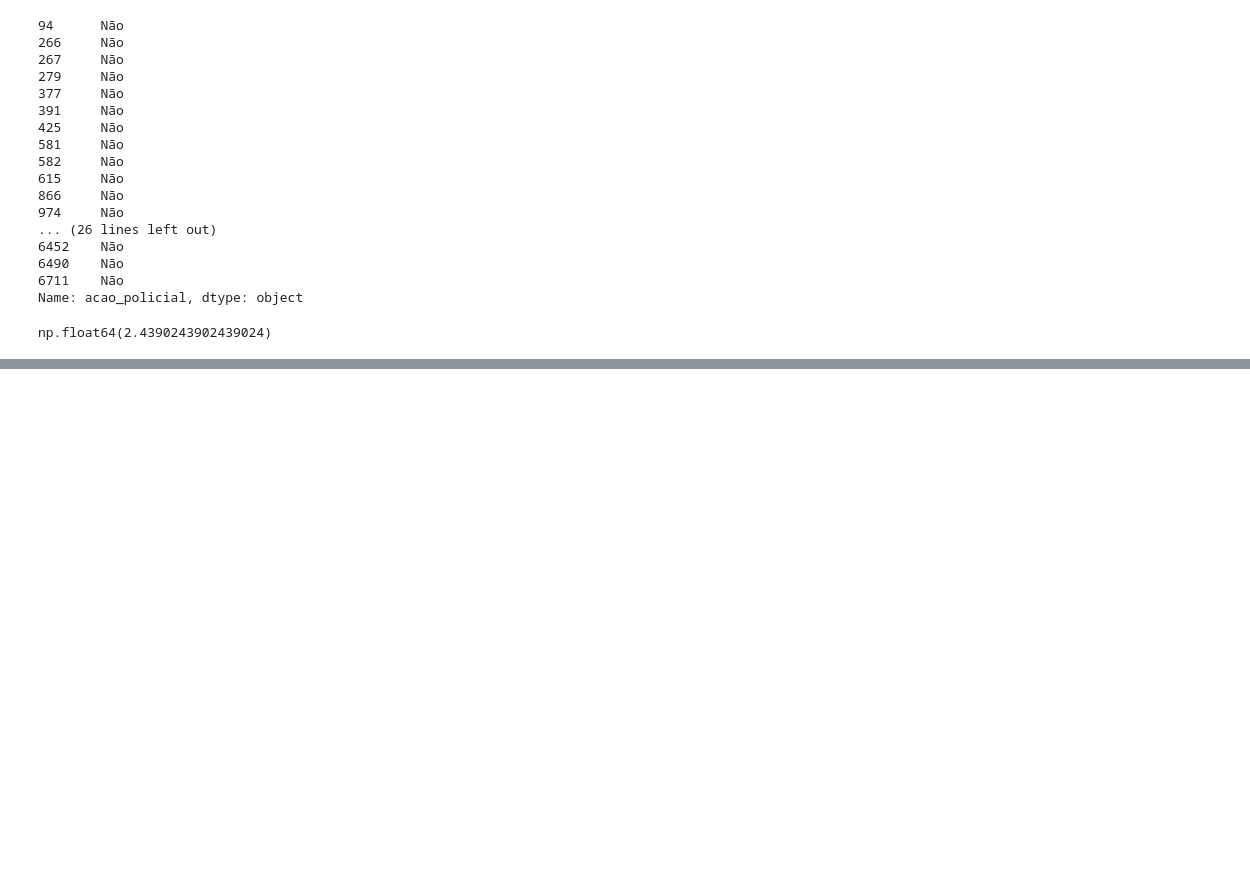
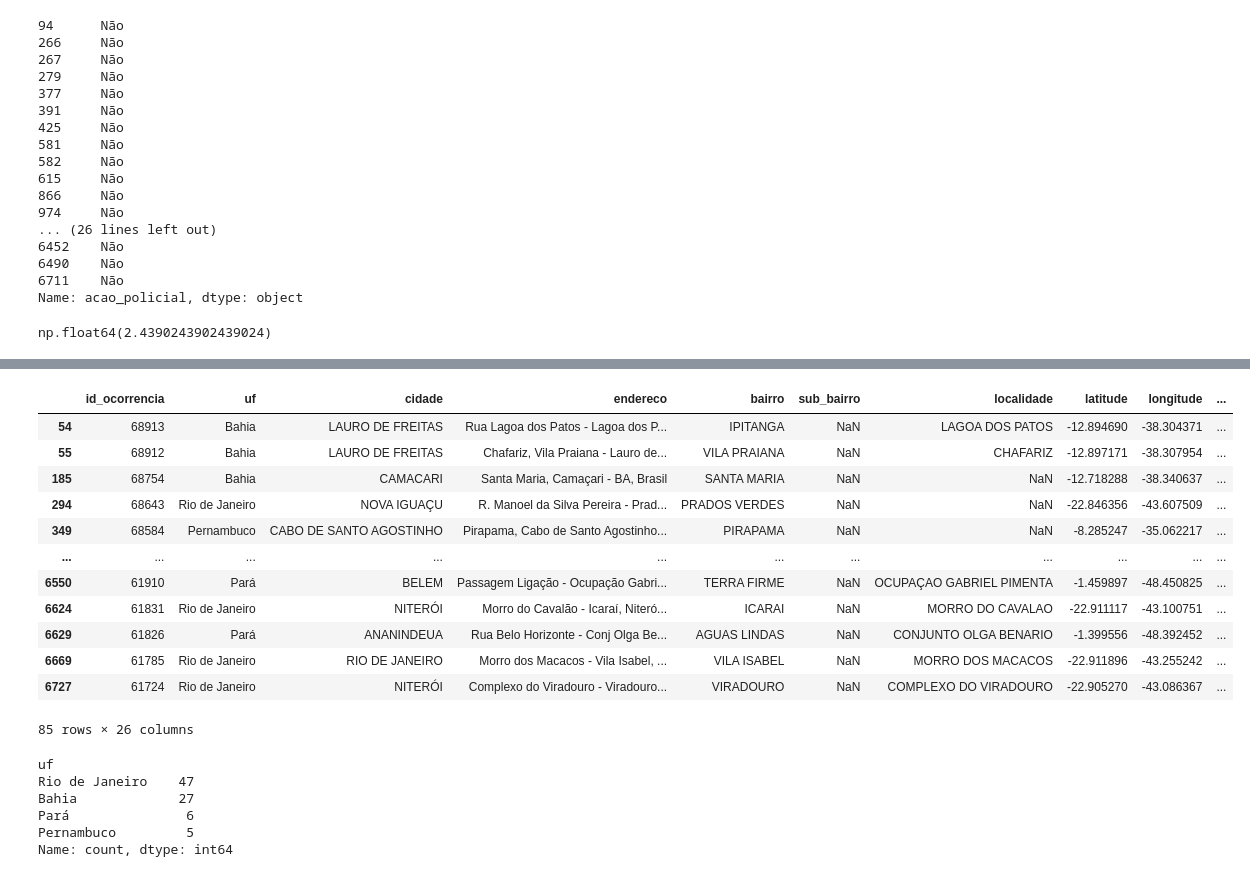
Before and after one commit to eduardovcn/desafio_fogo_cruzado, a Jupyter notebook: fogo_cruzado.ipynb, the cells around one changed output, grey strips where cells are left out. Cells and saved outputs as stored; diff of their text form; code cells hidden in the pictures; blank space fills up the shorter version.

Commit message:
Resposta da pergunta 2

```diff
--- a/fogo_cruzado.ipynb
+++ b/fogo_cruzado.ipynb
@@ -5,7 +5,7 @@ import numpy as np
 import seaborn as sns
 from sklearn.preprocessing import LabelEncoder
 # %%
-df = pd.DataFrame(pd.read_excel("C:/Users/Acer/Desktop/fogo_cruzado/exercicio1.xlsx"))
+df = pd.DataFrame(pd.read_excel("C:/Users/Acer/Desktop/fogo_cruzado2/exercicio1.xlsx"))
 # %%
 df.head()
 # %% [output]
@@ -123,0 +142,28 @@ mais_tiroteio["bairro"].value_counts()
+# %%
+#Pergunta 2
+
+chacina =df[df["chacina_ocorrencia"] == "Sim"]
+chacina
+# %% [output]
+|  | id_ocorrencia | uf | cidade | endereco | bairro | sub_bairro | localidade | latitude | longitude | ... |
+| 54 | 68913 | Bahia | LAURO DE FREITAS | Rua Lagoa dos Patos - Lagoa dos P... | IPITANGA | NaN | LAGOA DOS PATOS | -12.894690 | -38.304371 | ... |
+| 55 | 68912 | Bahia | LAURO DE FREITAS | Chafariz, Vila Praiana - Lauro de... | VILA PRAIANA | NaN | CHAFARIZ | -12.897171 | -38.307954 | ... |
+| 185 | 68754 | Bahia | CAMACARI | Santa Maria, Camaçari - BA, Brasil | SANTA MARIA | NaN | NaN | -12.718288 | -38.340637 | ... |
+| 294 | 68643 | Rio de Janeiro | NOVA IGUAÇU | R. Manoel da Silva Pereira - Prad... | PRADOS VERDES | NaN | NaN | -22.846356 | -43.607509 | ... |
+| 349 | 68584 | Pernambuco | CABO DE SANTO AGOSTINHO | Pirapama, Cabo de Santo Agostinho... | PIRAPAMA | NaN | NaN | -8.285247 | -35.062217 | ... |
+| ... | ... | ... | ... | ... | ... | ... | ... | ... | ... | ... |
+| 6550 | 61910 | Pará | BELEM | Passagem Ligação - Ocupação Gabri... | TERRA FIRME | NaN | OCUPAÇAO GABRIEL PIMENTA | -1.459897 | -48.450825 | ... |
+| 6624 | 61831 | Rio de Janeiro | NITERÓI | Morro do Cavalão - Icaraí, Niteró... | ICARAI | NaN | MORRO DO CAVALAO | -22.911117 | -43.100751 | ... |
+| 6629 | 61826 | Pará | ANANINDEUA | Rua Belo Horizonte - Conj Olga Be... | AGUAS LINDAS | NaN | CONJUNTO OLGA BENARIO | -1.399556 | -48.392452 | ... |
+| 6669 | 61785 | Rio de Janeiro | RIO DE JANEIRO | Morro dos Macacos - Vila Isabel, ... | VILA ISABEL | NaN | MORRO DOS MACACOS | -22.911896 | -43.255242 | ... |
+| 6727 | 61724 | Rio de Janeiro | NITERÓI | Complexo do Viradouro - Viradouro... | VIRADOURO | NaN | COMPLEXO DO VIRADOURO | -22.905270 | -43.086367 | ... |
+85 rows × 26 columns
+# %%
+chacina["uf"].value_counts()
+# %% [output]
+uf
+Rio de Janeiro    47
+Bahia             27
+Pará               6
+Pernambuco         5
+Name: count, dtype: int64
```
Also changed, not shown: parts of 1 cell of this notebook.
